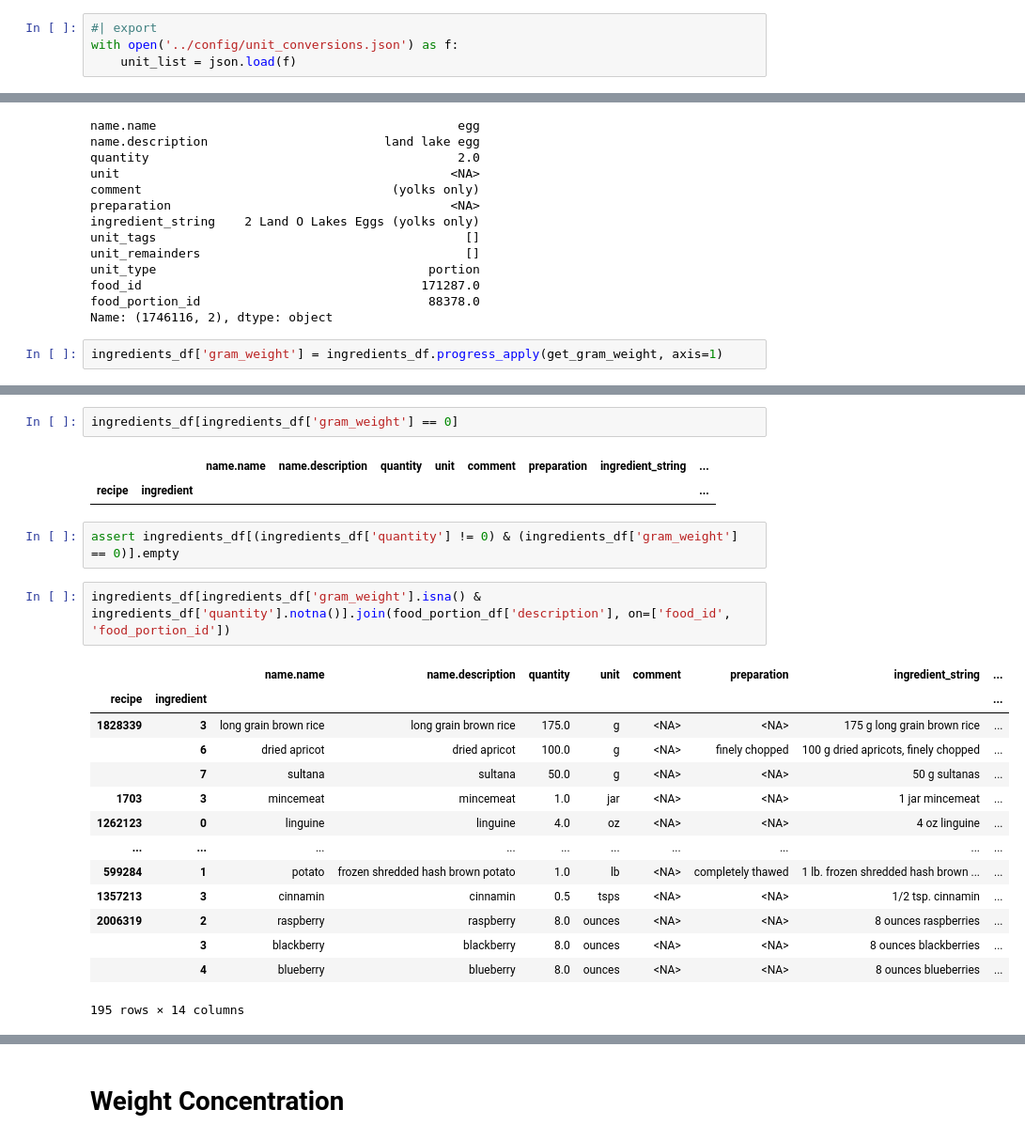
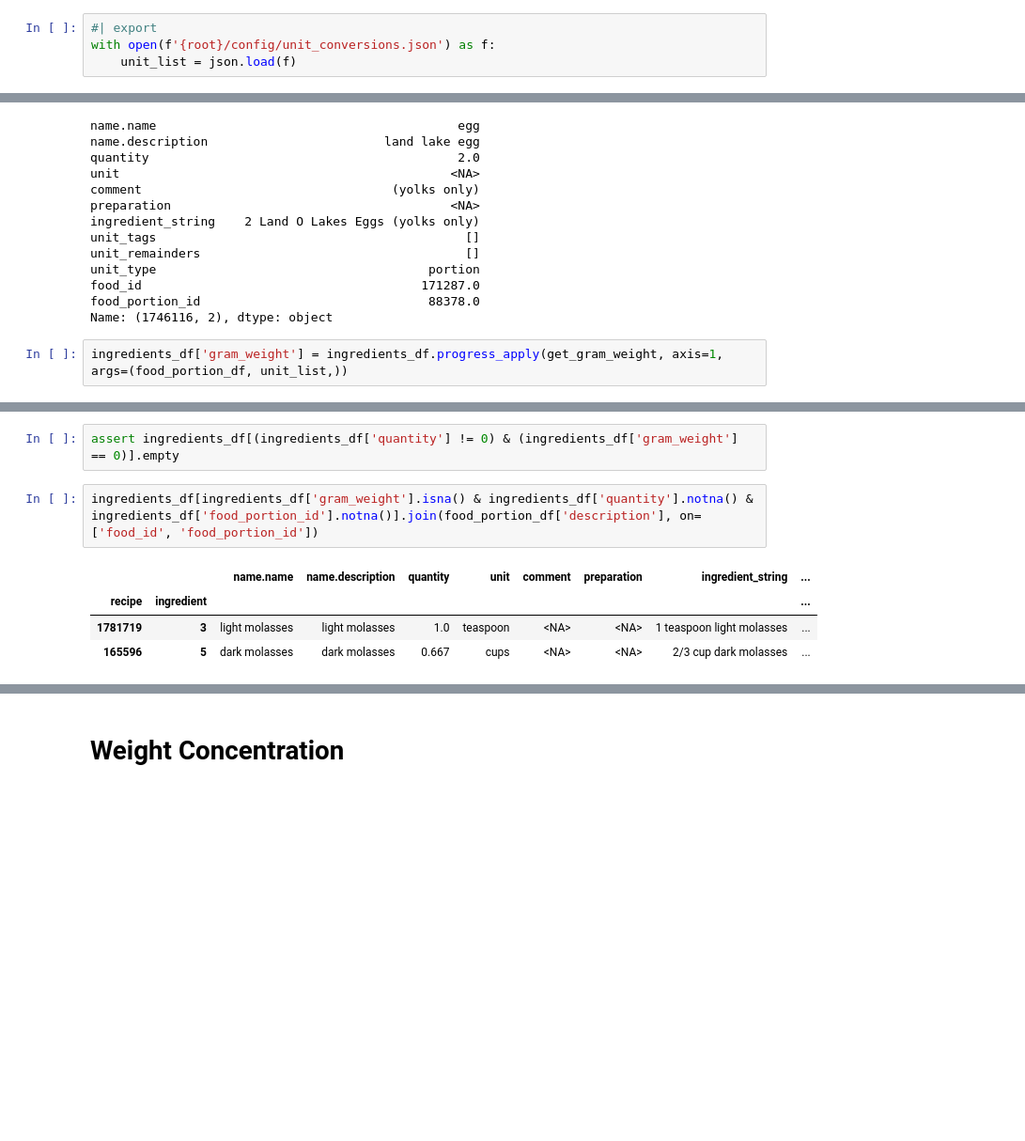
Before and after one commit to stephankostov/recipe-generator-dataset, a Jupyter notebook: notebooks/06-density-db-finalise.ipynb, the cells around one changed output, grey strips where cells are left out. Shown: that part at 94% size. Cells and saved outputs as stored; diff of their text form; blank space fills up the shorter version.

Commit message:
big commit: density db scripts fixed and run to get full ingredient weight ratios dataset

```diff
--- a/notebooks/06-density-db-finalise.ipynb
+++ b/notebooks/06-density-db-finalise.ipynb
@@ -47,7 +53,7 @@ ingredients_df
 ingredients_df = ingredients_df.fillna(pd.NA)
 # %%
 #| export
-with open('../config/unit_conversions.json') as f:
+with open(f'{root}/config/unit_conversions.json') as f:
     unit_list = json.load(f)
 # %% [markdown]
 # Weight Calculation
@@ -128,4 +176,4 @@ food_id                                      171287.0
 food_portion_id                               88378.0
 Name: (1746116, 2), dtype: object
 # %%
-ingredients_df['gram_weight'] = ingredients_df.progress_apply(get_gram_weight, axis=1)
+ingredients_df['gram_weight'] = ingredients_df.progress_apply(get_gram_weight, axis=1, args=(food_portion_df, unit_list,))
@@ -149,25 +180,10 @@ ingredients_df
-# %%
-ingredients_df[ingredients_df['gram_weight'] == 0]
-# %% [output]
-|  |  | name.name | name.description | quantity | unit | comment | preparation | ingredient_string | ... |
-| recipe | ingredient |  |  |  |  |  |  |  | ... |
 # %%
 assert ingredients_df[(ingredients_df['quantity'] != 0) & (ingredients_df['gram_weight'] == 0)].empty
 # %%
-ingredients_df[ingredients_df['gram_weight'].isna() & ingredients_df['quantity'].notna()].join(food_portion_df['description'], on=['food_id', 'food_portion_id'])
+ingredients_df[ingredients_df['gram_weight'].isna() & ingredients_df['quantity'].notna() & ingredients_df['food_portion_id'].notna()].join(food_portion_df['description'], on=['food_id', 'food_portion_id'])
 # %% [output]
 |  |  | name.name | name.description | quantity | unit | comment | preparation | ingredient_string | ... |
 | recipe | ingredient |  |  |  |  |  |  |  | ... |
-| 1828339 | 3 | long grain brown rice | long grain brown rice | 175.0 | g | <NA> | <NA> | 175 g long grain brown rice | ... |
-|  | 6 | dried apricot | dried apricot | 100.0 | g | <NA> | finely chopped | 100 g dried apricots, finely chopped | ... |
-|  | 7 | sultana | sultana | 50.0 | g | <NA> | <NA> | 50 g sultanas | ... |
-| 1703 | 3 | mincemeat | mincemeat | 1.0 | jar | <NA> | <NA> | 1 jar mincemeat | ... |
-| 1262123 | 0 | linguine | linguine | 4.0 | oz | <NA> | <NA> | 4 oz linguine | ... |
-| ... | ... | ... | ... | ... | ... | ... | ... | ... | ... |
-| 599284 | 1 | potato | frozen shredded hash brown potato | 1.0 | lb | <NA> | completely thawed | 1 lb. frozen shredded hash brown ... | ... |
-| 1357213 | 3 | cinnamin | cinnamin | 0.5 | tsps | <NA> | <NA> | 1/2 tsp. cinnamin | ... |
-| 2006319 | 2 | raspberry | raspberry | 8.0 | ounces | <NA> | <NA> | 8 ounces raspberries | ... |
-|  | 3 | blackberry | blackberry | 8.0 | ounces | <NA> | <NA> | 8 ounces blackberries | ... |
-|  | 4 | blueberry | blueberry | 8.0 | ounces | <NA> | <NA> | 8 ounces blueberries | ... |
+| 1781719 | 3 | light molasses | light molasses | 1.0 | teaspoon | <NA> | <NA> | 1 teaspoon light molasses | ... |
+| 165596 | 5 | dark molasses | dark molasses | 0.667 | cups | <NA> | <NA> | 2/3 cup dark molasses | ... |
-195 rows × 14 columns
 # %%
```
Also changed, not shown: parts of 25 cells of this notebook, 20 other files.
